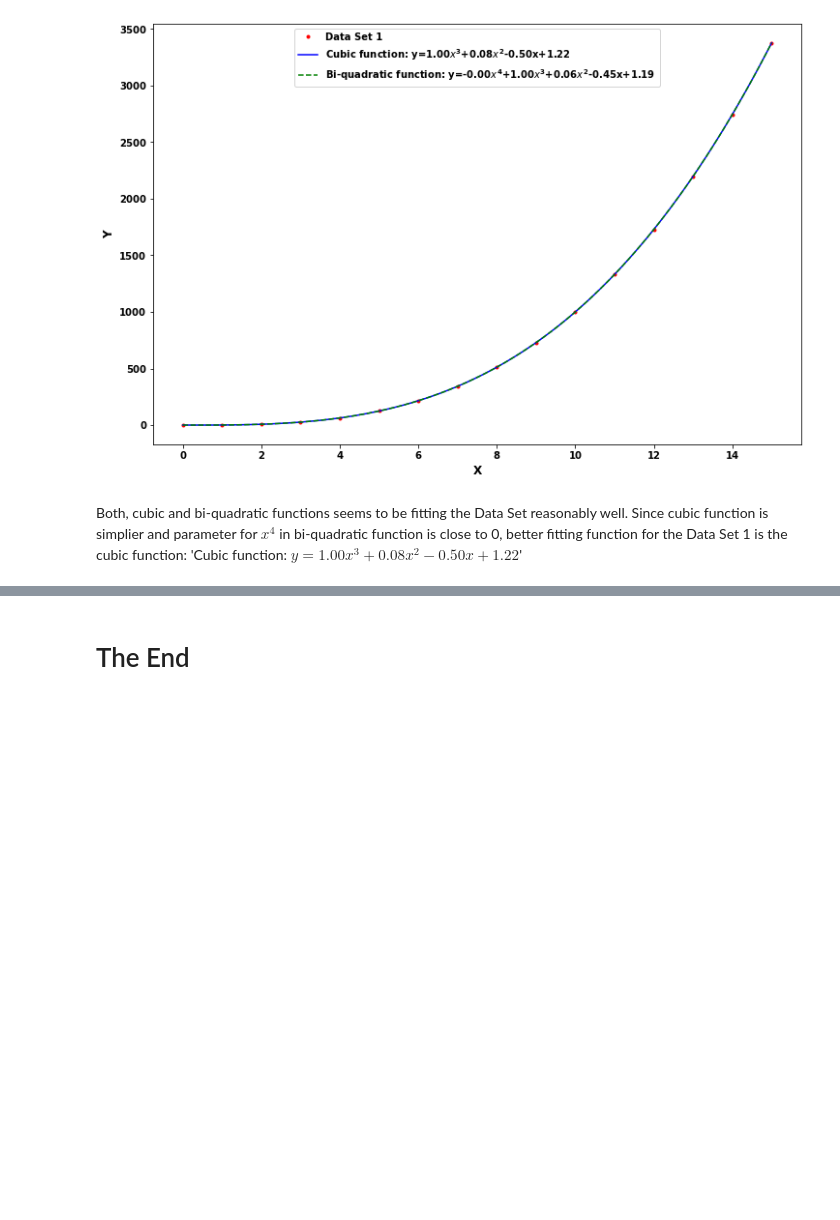
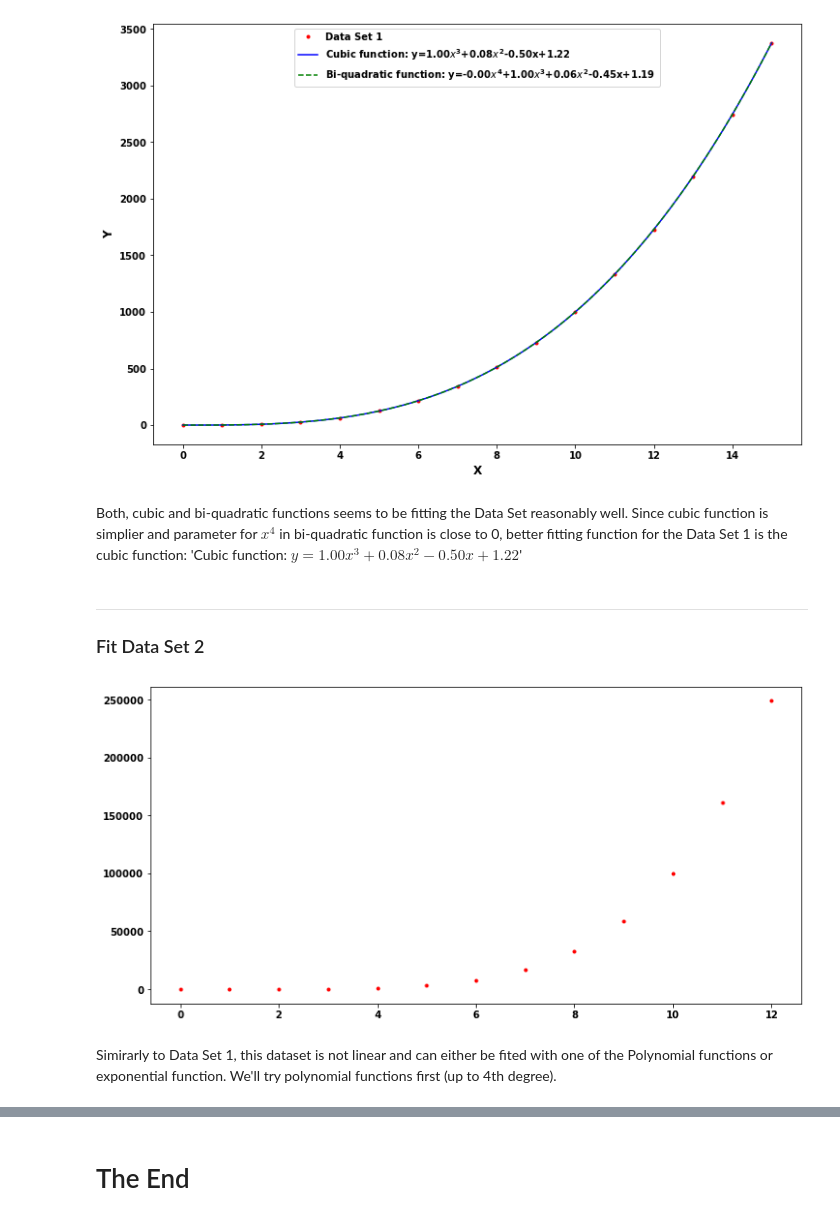
Before and after one commit to przemekbil/ML_and_stats, a Jupyter notebook: Assessment/Topic 3 - Parameters.ipynb, the cells around one changed output, grey strips where cells are left out. Drawn from its saved outputs; the diff is of its cells as text; code cells hidden in the pictures; blank space fills up the shorter version.

Commit message:
Data Set 2 fitted with polynomial functions

```diff
--- a/Assessment/Topic 3 - Parameters.ipynb
+++ b/Assessment/Topic 3 - Parameters.ipynb
@@ -101,3 +104,20 @@ plt.legend(['Data Set 1',
 [figure]
 # %% [markdown]
 Both, cubic and bi-quadratic functions seems to be fitting the Data Set reasonably well. Since cubic function is simplier and parameter for $x^4$ in bi-quadratic function is close to 0, better fitting function for the Data Set 1 is the cubic function: 'Cubic function: $y=1.00x^3+0.08x^2-0.50x+1.22$'
+# %% [markdown]
+___
+### Fit Data Set 2
+# %%
+# Define values for Data Set 2:
+x2 = [0.0, 1.0, 2.0, 3.0, 4.0, 5.0, 6.0, 7.0, 8.0, 9.0, 10.0, 11.0, 12.0]
+y2 = [5.7, 16.6, 58.0, 278.9, 1069.3, 3181.4, 7844.3, 16883.9, 32854.9, 59144.2, 100106.7, 161166.3, 248958.6]
+# %%
+# Create a plot to visualize Data Set 2
+fig, ax = plt.subplots(figsize=(12,6))
+
+# Plot x2 vs y2:
+ax.plot(x2, y2, 'r.');
+# %% [output]
+[figure, added]
+# %% [markdown]
+Simirarly to Data Set 1, this dataset is not linear and can either be fited with one of the Polynomial functions or exponential function. We'll try polynomial functions first (up to 4th degree).
```
Also changed, not shown: parts of 5 cells of this notebook.
